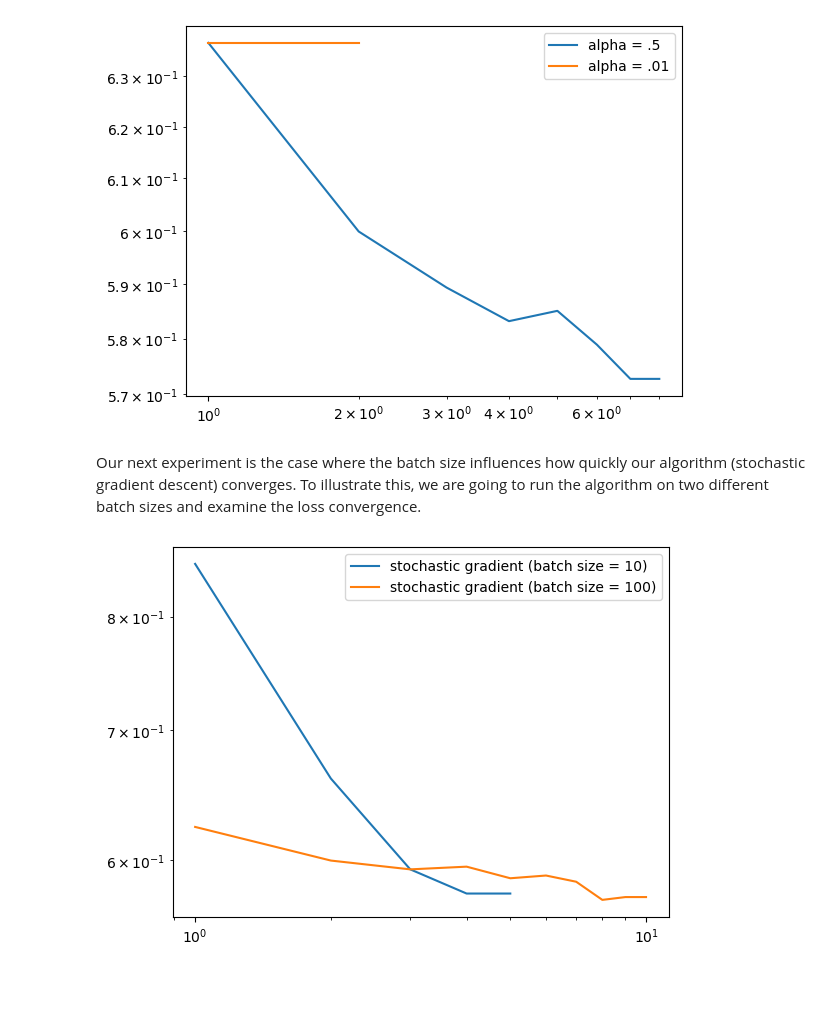
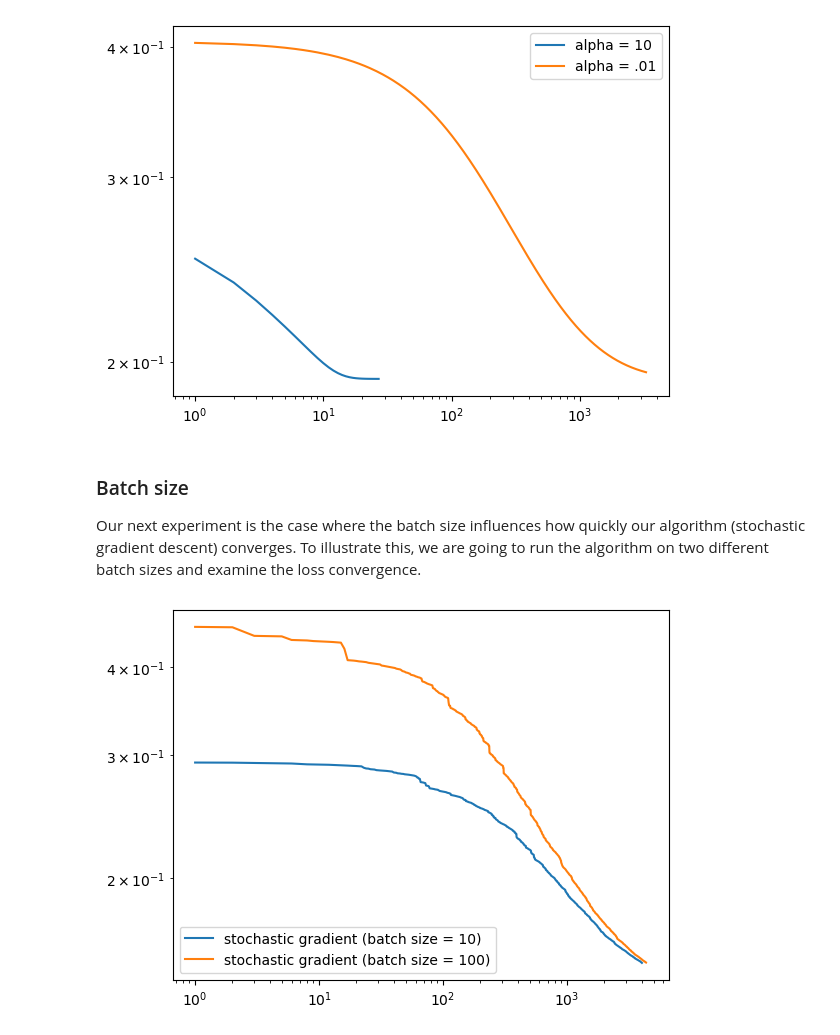
Before and after one commit to kate-kenny/kate-kenny.github.io, a Jupyter notebook: posts/blog2/Logistic Regression.ipynb, the cells around one changed output. Drawn from its saved outputs; the diff is of its cells as text; code cells hidden in the pictures; blank space fills up the shorter version.

```diff
--- a/posts/blog2/Logistic Regression.ipynb
+++ b/posts/blog2/Logistic Regression.ipynb
@@ -120,12 +121,17 @@ Now, let's examine a case where gradient descent does not converge because the s
 # %%
+#Cr
+p_features = 10
+X, y = make_blobs(n_samples = 200, n_features = p_features - 1, centers = [(-1, -1), (1, 1)])
+
+
 LR = LogisticRegression()
-LR.fit(X, y, alpha = .5, max_epochs = 100)
+LR.fit(X, y, alpha = 10, max_epochs = 10000)
 
 num_steps = len(LR.loss_history)
-plt.plot(np.arange(num_steps) + 1, LR.loss_history, label = "alpha = .5")
+plt.plot(np.arange(num_steps) + 1, LR.loss_history, label = "alpha = 10")
 
 LR = LogisticRegression()
-LR.fit(X, y, alpha = .01, max_epochs = 100)
+LR.fit(X, y, alpha = .01, max_epochs = 10000)
 
 num_steps = len(LR.loss_history)
 plt.plot(np.arange(num_steps) + 1, LR.loss_history, label = "alpha = .01")
@@ -134,30 +140,31 @@ plt.loglog()
 
 legend = plt.legend()
 # %% [output]
-[figure, old version]
+[figure, new version]
 # %% [markdown]
+### Batch size
 Our next experiment is the case where the batch size influences how quickly our algorithm (stochastic gradient descent) converges. To illustrate this, we are going to run the algorithm on two different batch sizes and examine the loss convergence.
 # %%
 LR = LogisticRegression()
 LR.fit_stochastic(X, y,
-                  max_epochs = 100,
+                  max_epochs = 10000,
                   batch_size = 10,
-                  alpha = .05)
+                  alpha = .001)
 
 num_steps = len(LR.loss_history)
 plt.plot(np.arange(num_steps) + 1, LR.loss_history, label = "stochastic gradient (batch size = 10)")
 
 LR = LogisticRegression()
 LR.fit_stochastic(X, y,
-                  max_epochs = 100,
+                  max_epochs = 10000,
                   batch_size = 100,
-                  alpha = .05)
+                  alpha = .001)
 
 num_steps = len(LR.loss_history)
 plt.plot(np.arange(num_steps) + 1, LR.loss_history, label = "stochastic gradient (batch size = 100)")
 
 plt.loglog()
 
 legend = plt.legend()
 # %% [output]
-[figure, old version]
+[figure, new version]
```
Also changed, not shown: parts of 10 cells of this notebook, 6 other files.
